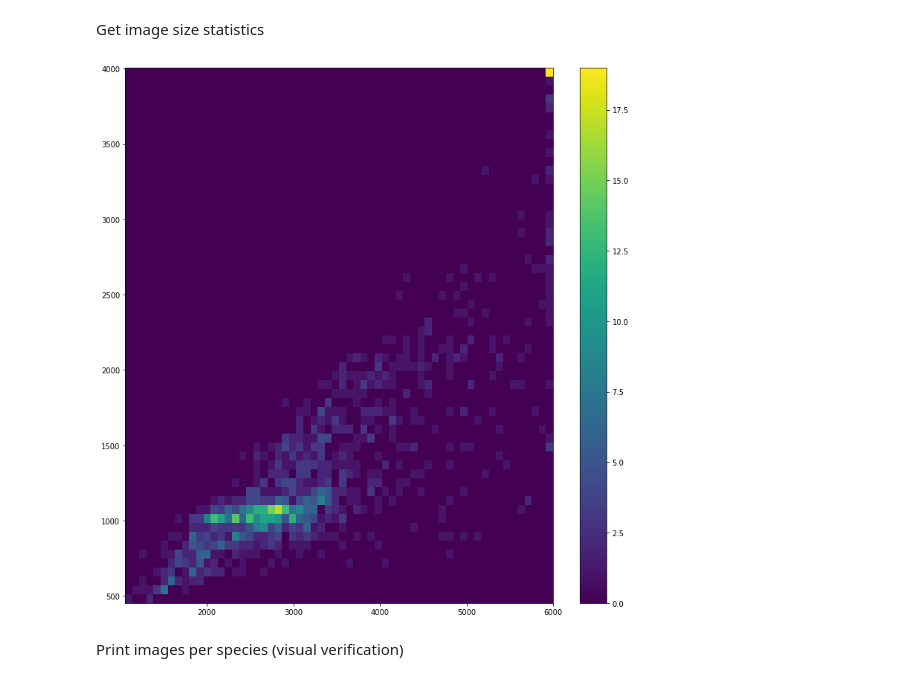
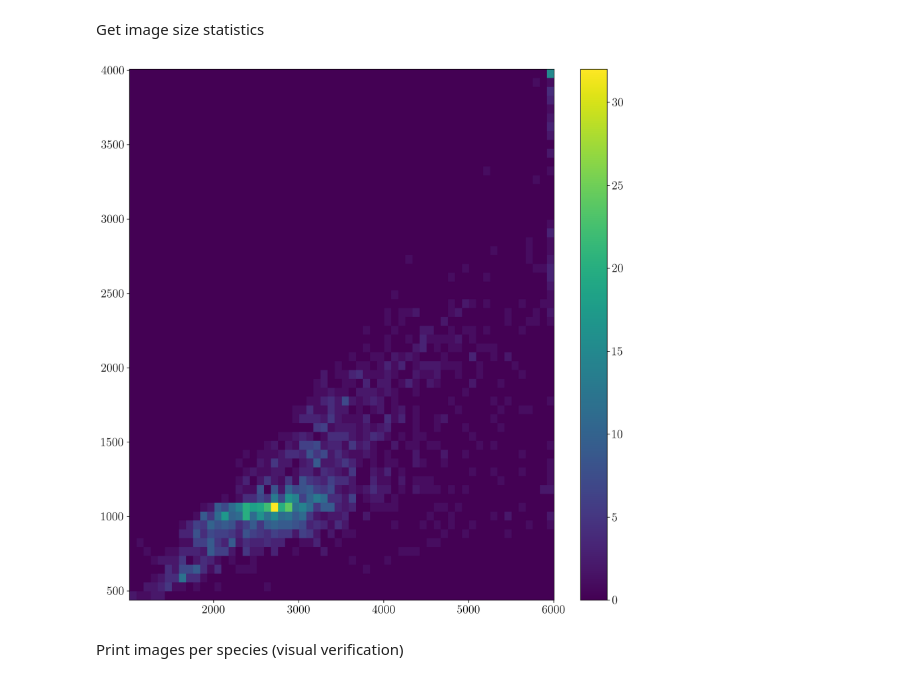
Before and after one commit to elhamod/HGNN, a Jupyter notebook: HGNN/dataPrep/Metadata statistics.ipynb, the cells around one changed output. Cells and saved outputs as stored; diff of their text form; code cells hidden in the pictures.

```diff
--- a/HGNN/dataPrep/Metadata statistics.ipynb
+++ b/HGNN/dataPrep/Metadata statistics.ipynb
@@ -21,12 +24,13 @@ species_csv_usedColumns = [species_csv_fileName_header,
 # %% [markdown]
 parameters
 # %%
-dataPath="/data/BGNN_data"
-image_path="INHS_cropped"
-suffix="biology_paper_cleaned_30max"
+dataPath="/raid/elhamod/Fish"
+image_paths=["cropped2/FMNH", "cropped2/OSUM", "cropped2/INHS", "cropped2/JFBM", "cropped2/UWZM"]
+csv_path="Curated3/Easy" # Usually same as image_path  unless images are stored in a different root dir
+suffix="curated_30_50"#"biology_paper_cleaned_30max"
 
-numOfRows=None # Keep None if you want all species
-images_per_row = 7
+# numOfRows=None # Keep None if you want all species
+# images_per_row = 7
 
 cuda=6
 # %% [markdown]
@@ -41,7 +45,7 @@ using cuda 6
 # %% [markdown]
 Plot information about the dataset
 # %%
-dir_path = os.path.join(dataPath, image_path, suffix)
+dir_path = os.path.join(dataPath, csv_path, suffix)
 file_path = os.path.join(dir_path, cleaned_species_csv_fileName)
 if not os.path.exists(file_path):
     file_path = os.path.join(dir_path, species_csv_fileName)
@@ -103,25 +108,30 @@ Get image size statistics
 # %%
 import PIL
 from PIL import Image
 
 img_count = len(df.index)
 
 # Get image sizes
 width=[]
 height=[]
 for indx, row in df.iterrows():
-    image = PIL.Image.open(os.path.join(dataPath, image_path, 'images', indx))
+    for image_path in image_paths:
+        try:
+            image = PIL.Image.open(os.path.join(dataPath, image_path, 'images', indx))
+            break
+        except:
+            pass
     w, h = image.size
     width.append(w)
     height.append(h)
 
 # plot histogram
 plt.figure(figsize=(10, 10))
 plt.hist2d(width, height, bins=60)
 plt.subplots_adjust(bottom=0, top=1, left=0, right=1)
 plt.colorbar()
 plt.show()
 # %% [output]
-[figure, old version]
+[figure, new version]
 # %% [markdown]
 Print images per species (visual verification)
```
Also changed, not shown: parts of 3 cells of this notebook, 25 other files.
